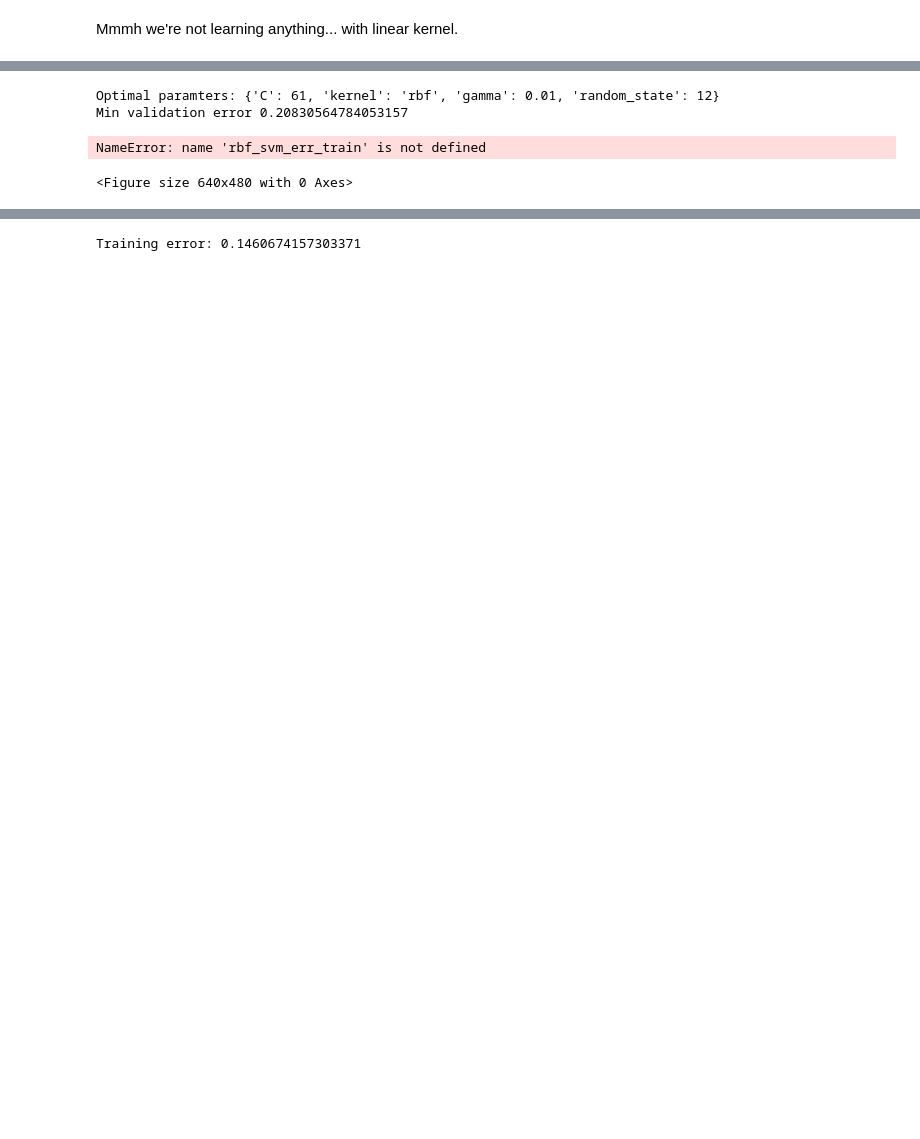
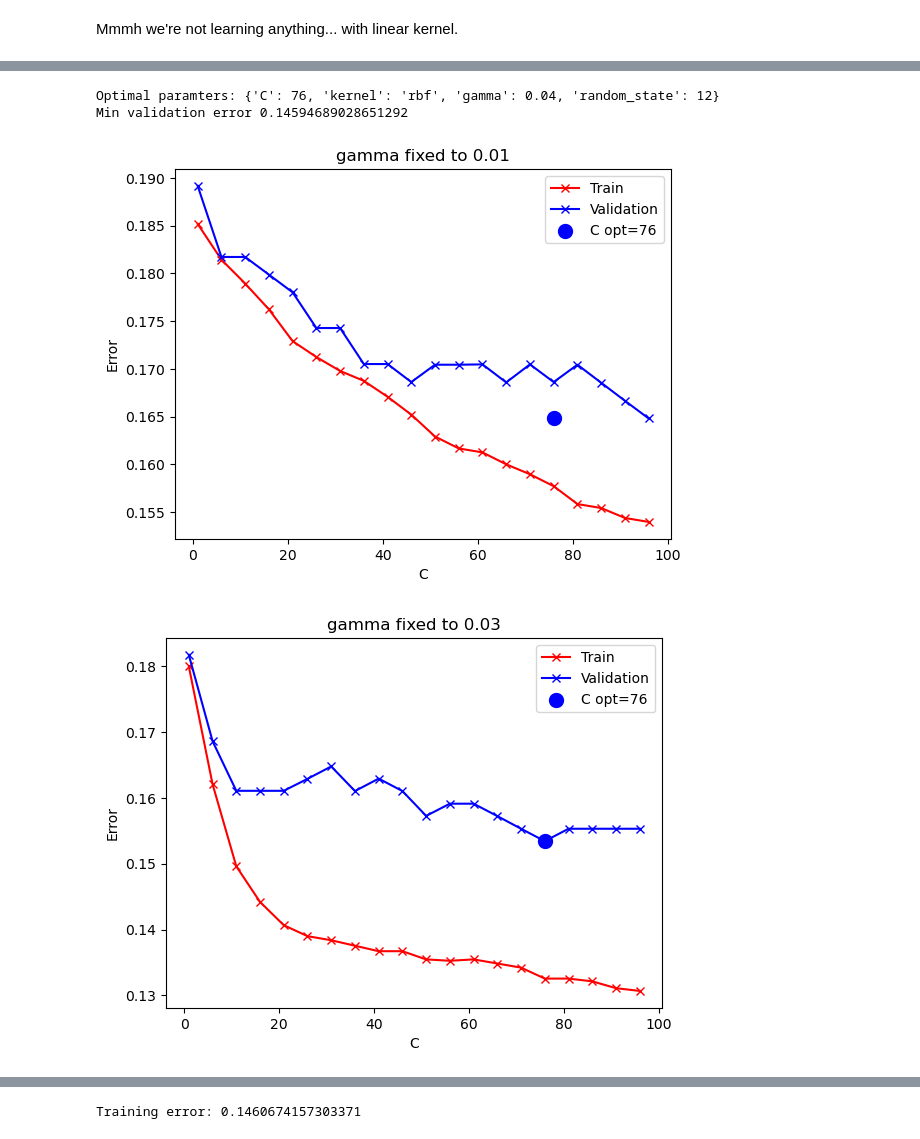
Before and after one commit to luca037/MachineLearningLabs, a Jupyter notebook: extra/kaggle/titanic/titanic.ipynb, the cells around one changed output, grey strips where cells are left out. Saved outputs shown, nothing was run; the diff lists cells and outputs as text; code cells hidden in the pictures; blank space fills up the shorter version.

```diff
--- a/extra/kaggle/titanic/titanic.ipynb
+++ b/extra/kaggle/titanic/titanic.ipynb
@@ -410,36 +395,41 @@ params = {
     "gamma": [0.01, 0.03, 0.04, 0.05],
     "random_state": [12]
 }
-opt_params, err_train, err_val = k_fold_cross_validation(X_train_scaled, Y_train, model_func=SVC, verbose=True, **params)
+opt_params, err_train, err_val = k_fold_cross_validation(
+    X_train_scaled,
+    Y_train,
+    model_func=SVC,
+    verbose=True,
+    **params
+)
 # %% [output]
-Optimal paramters: {'C': 61, 'kernel': 'rbf', 'gamma': 0.01, 'random_state': 12}
-Min validation error 0.20830564784053157
+Optimal paramters: {'C': 76, 'kernel': 'rbf', 'gamma': 0.04, 'random_state': 12}
+Min validation error 0.14594689028651292
 # %%
-plots = ["gamma", [0.01, 0.03, 0.04, 0.05]]
-jump = len(plots[1])
+# Plot relation between C and different values of gamma.
+z = ["gamma", [0.01, 0.03, 0.04, 0.05]]
+jump = len(z[1])
 
-# -- grid of hyperparams into list
+# Grid of hyperparams into list
 param_keys = list(params.keys())
 param_values = list(params.values())
 
 # Generate Cartesian product of values
 combinations = product(*param_values)
 param_list = [dict(zip(param_keys, combination)) for combination in combinations]
 
 plt.figure()
 for i in range(jump):
     C_vals = [x["C"] for x in param_list]
 
-    plt.plot(C_vals[i::jump], rbf_svm_err_train[i::jump], color='r', marker='x', label=f"Train {plots[0]} {plots[1][i]}")
-    plt.plot(C_vals[i::jump], rbf_svm_err_val[i::jump], color='b', marker='x', label=f"Validation {plots[0]} {plots[1][i]}")
-
-    plt.scatter(opt_param["C"], np.min(rbf_svm_err_val), color='b', marker='o', linewidths=5, label=f"opt C = {opt_param["C"]}")
-    plt.legend()
-    plt.xlabel('C')
-    plt.ylabel('Error')
-    plt.title('SVM: choice of C')
-    plt.show()
-    plt.close()
+    plot_model_selection_curve(
+        C_vals[i::jump],
+        err_train[i::jump],
+        err_val[i::jump],
+        opt_params["C"],
+        title=f"{z[0]} fixed to {z[1][i]}",
+        xlabel="C"
+    )
 # %% [output]
-NameError: name 'rbf_svm_err_train' is not defined
-<Figure size 640x480 with 0 Axes>
+[figure, added]
+[figure, added]
```
Also changed, not shown: parts of 38 cells of this notebook.
